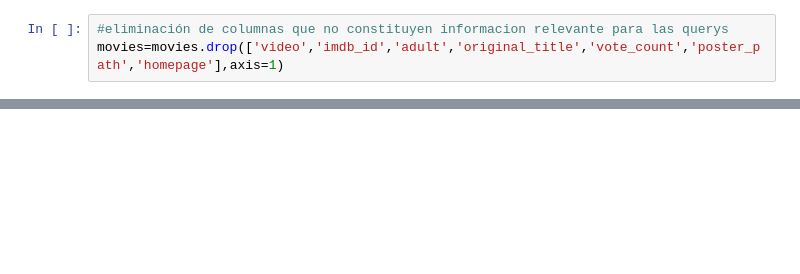
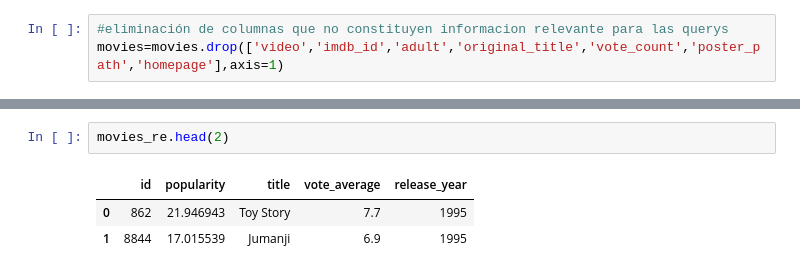
Before and after one commit to okka2021/PI1_Fastapi, a Jupyter notebook: PIFA1.ipynb, the cells around one changed output, grey strips where cells are left out. Saved outputs shown, nothing was run; the diff lists cells and outputs as text; blank space fills up the shorter version.

```diff
--- a/PIFA1.ipynb
+++ b/PIFA1.ipynb
@@ -126,0 +111,6 @@ NameError: name 'app' is not defined
+# %%
+movies_re.head(2)
+# %% [output]
+|  | id | popularity | title | vote_average | release_year |
+| 0 | 862 | 21.946943 | Toy Story | 7.7 | 1995 |
+| 1 | 8844 | 17.015539 | Jumanji | 6.9 | 1995 |
```
Also changed, not shown: parts of 22 cells of this notebook, 2 other files.
